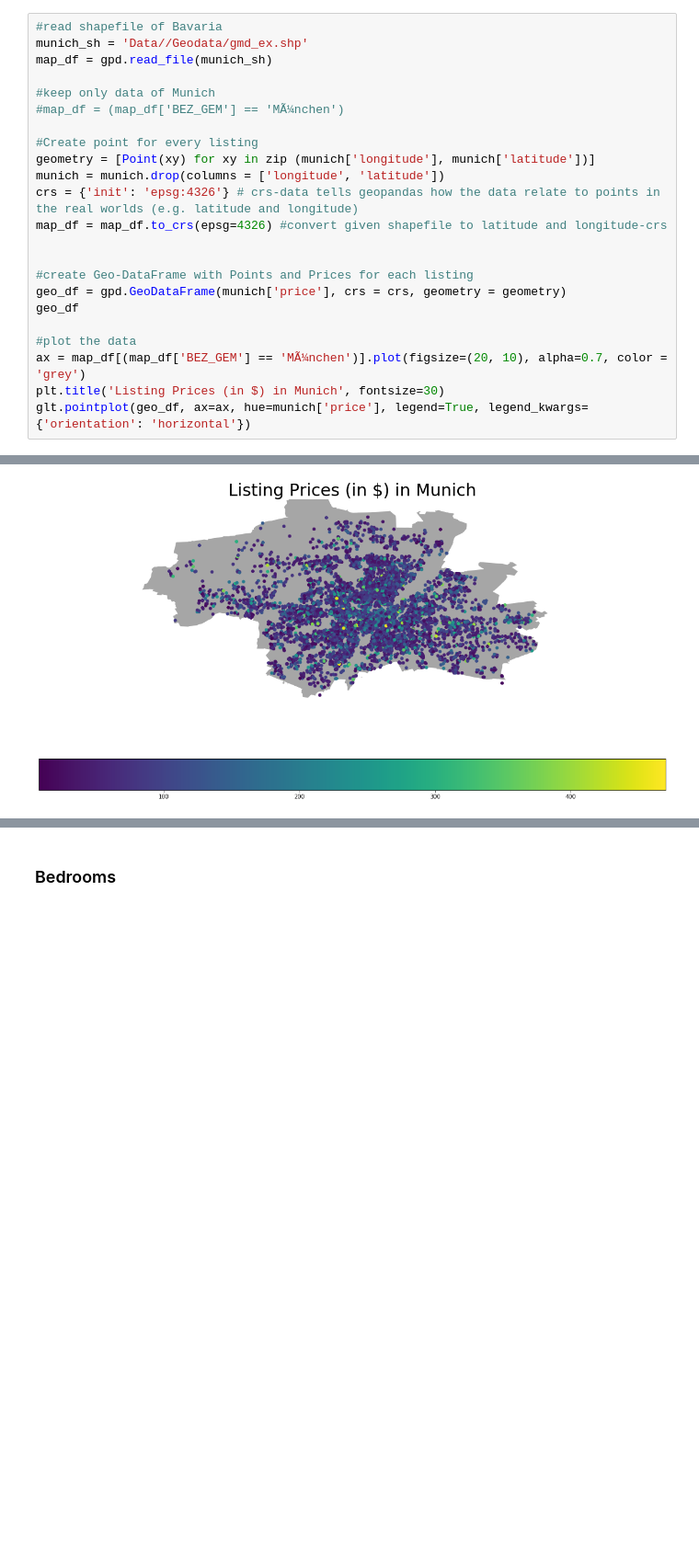
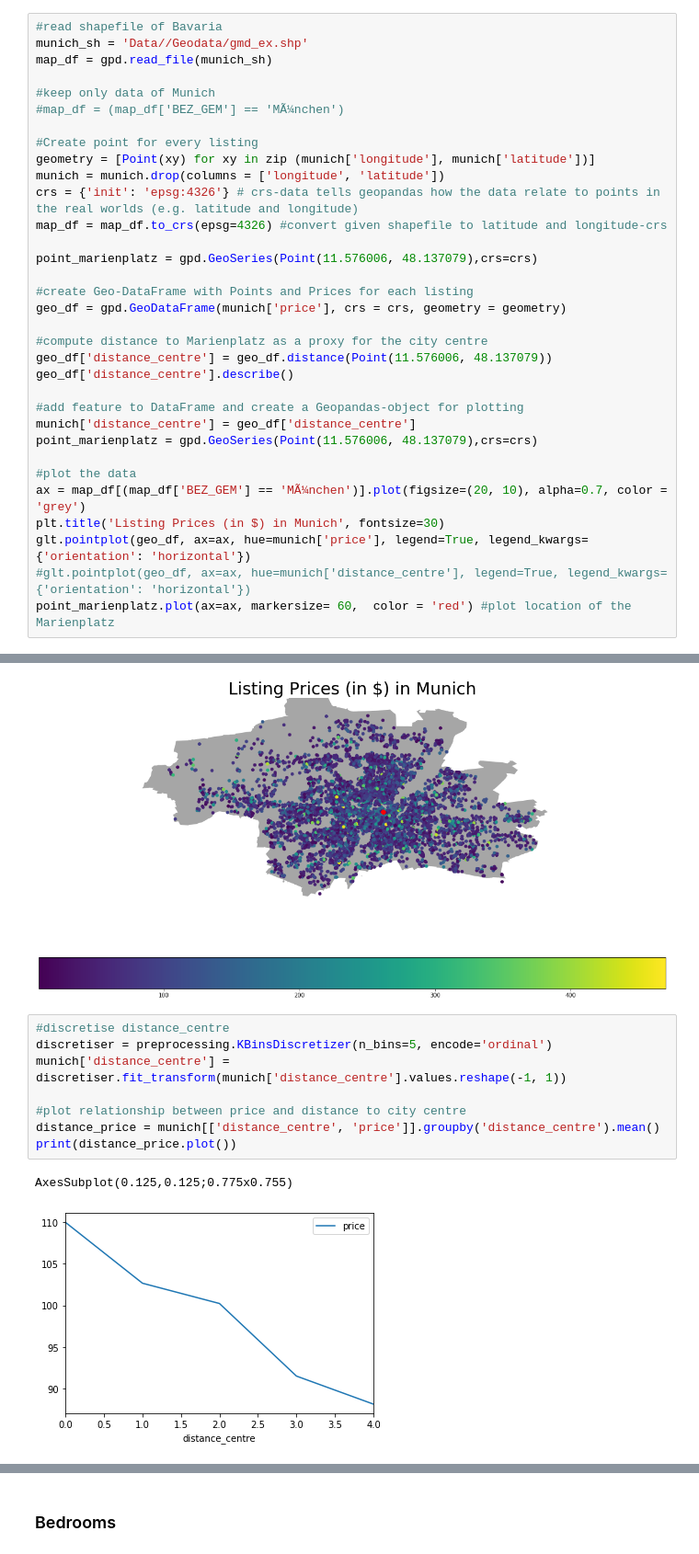
Before and after one commit to dschweim/DataMiningAirbnb, a Jupyter notebook: AirbnbMunich.ipynb, the cells around one changed output, grey strips where cells are left out. Shown at 92% size. Saved outputs shown, nothing was run; the diff lists cells and outputs as text; blank space fills up the shorter version.

Commit message:
added feature 'Distance to centre'

```diff
--- a/AirbnbMunich.ipynb
+++ b/AirbnbMunich.ipynb
@@ -172,16 +173,37 @@ munich = munich.drop(columns = ['longitude', 'latitude'])
 crs = {'init': 'epsg:4326'} # crs-data tells geopandas how the data relate to points in the real worlds (e.g. latitude and longitude)
 map_df = map_df.to_crs(epsg=4326) #convert given shapefile to latitude and longitude-crs
 
+point_marienplatz = gpd.GeoSeries(Point(11.576006, 48.137079),crs=crs)
 
 #create Geo-DataFrame with Points and Prices for each listing
 geo_df = gpd.GeoDataFrame(munich['price'], crs = crs, geometry = geometry)
-geo_df
+
+#compute distance to Marienplatz as a proxy for the city centre
+geo_df['distance_centre'] = geo_df.distance(Point(11.576006, 48.137079))
+geo_df['distance_centre'].describe()
+
+#add feature to DataFrame and create a Geopandas-object for plotting
+munich['distance_centre'] = geo_df['distance_centre']
+point_marienplatz = gpd.GeoSeries(Point(11.576006, 48.137079),crs=crs)
 
 #plot the data
 ax = map_df[(map_df['BEZ_GEM'] == 'MÃ¼nchen')].plot(figsize=(20, 10), alpha=0.7, color = 'grey')
 plt.title('Listing Prices (in $) in Munich', fontsize=30)
 glt.pointplot(geo_df, ax=ax, hue=munich['price'], legend=True, legend_kwargs={'orientation': 'horizontal'})
+#glt.pointplot(geo_df, ax=ax, hue=munich['distance_centre'], legend=True, legend_kwargs={'orientation': 'horizontal'})
+point_marienplatz.plot(ax=ax, markersize= 60,  color = 'red') #plot location of the Marienplatz
 # %% [output]
 <matplotlib.axes._subplots.AxesSubplot at 0x...>
 [figure]
+# %%
+#discretise distance_centre
+discretiser = preprocessing.KBinsDiscretizer(n_bins=5, encode='ordinal')
+munich['distance_centre'] = discretiser.fit_transform(munich['distance_centre'].values.reshape(-1, 1))
+
+#plot relationship between price and distance to city centre
+distance_price = munich[['distance_centre', 'price']].groupby('distance_centre').mean()
+print(distance_price.plot())
+# %% [output]
+AxesSubplot(0.125,0.125;0.775x0.755)
+[figure, added]
 # %% [markdown]
```
Also changed, not shown: parts of 5 cells of this notebook.
